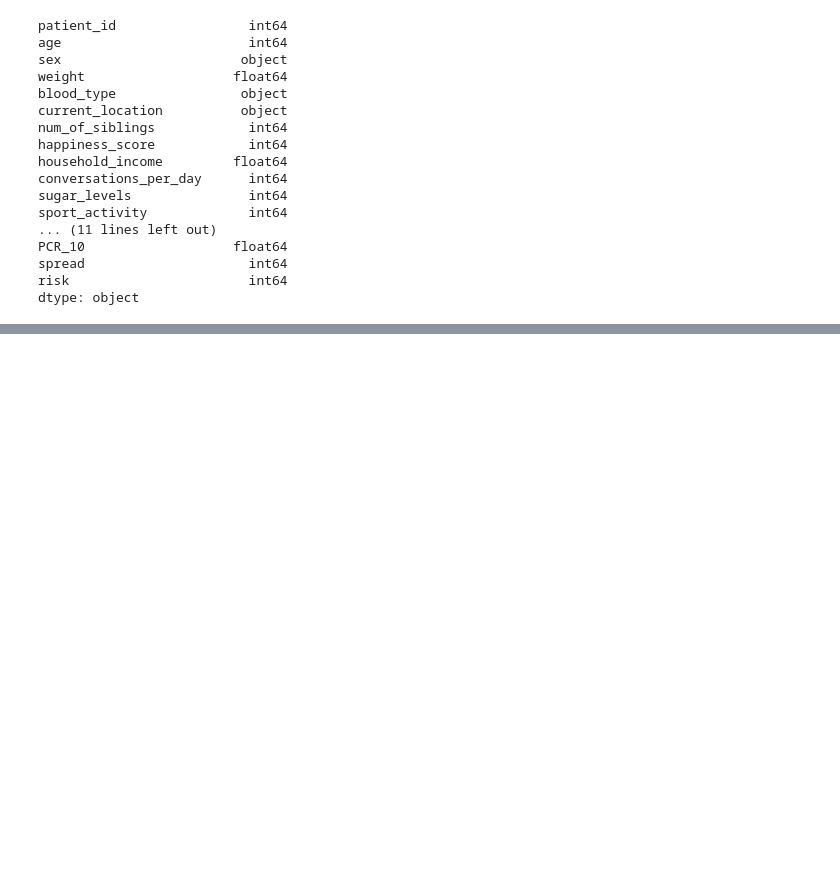
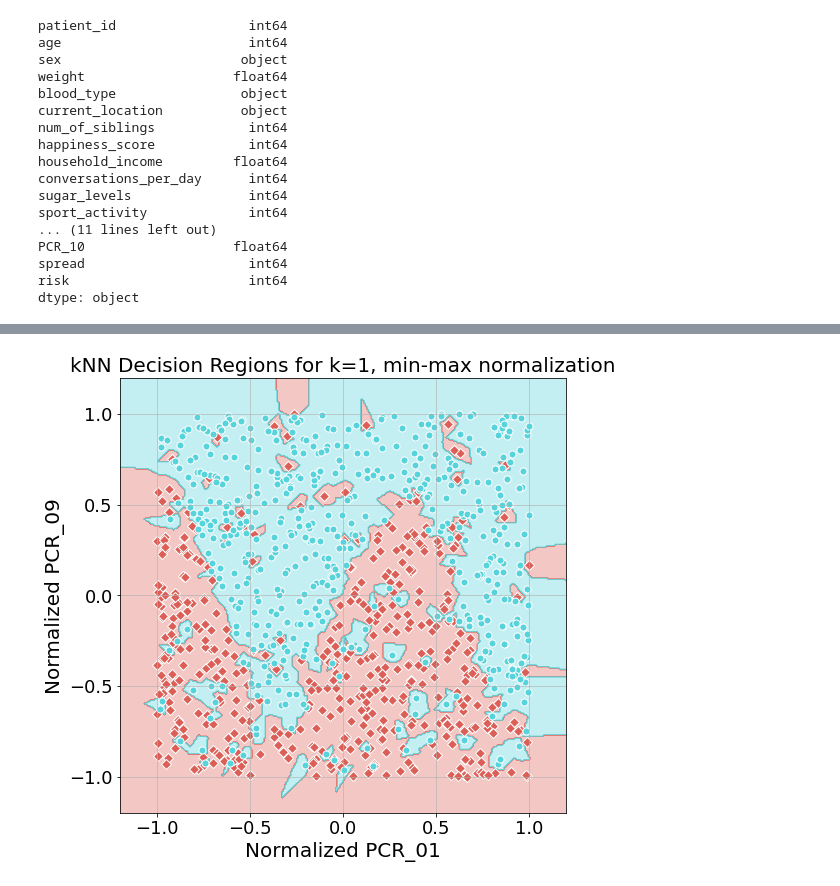
Before and after one commit to FlipperCoin/intro-to-ml, a Jupyter notebook: major_hw1/major_hw1.ipynb, the cells around one changed output, grey strips where cells are left out. Drawn from its saved outputs; the diff is of its cells as text; code cells hidden in the pictures; blank space fills up the shorter version.

```diff
--- a/major_hw1/major_hw1.ipynb
+++ b/major_hw1/major_hw1.ipynb
@@ -118,0 +214,23 @@ g.fig.set_size_inches(12,8)
+# %%
+# Q9
+
+from sklearn.preprocessing import MinMaxScaler
+scaler = MinMaxScaler((-1,1))
+
+Xtrain = train[features]
+Ytrain = train[label]
+Xtest = test[features]
+Ytest = test[label]
+
+Xtrain = scaler.fit_transform(Xtrain)
+Xtest = scaler.transform(Xtest)
+# %%
+model = kNN(1)
+h = model.fit(Xtrain, Ytrain)
+
+train_score = h.score(Xtrain, Ytrain)
+test_score = h.score(Xtest, Ytest)
+
+visualize_clf(h, Xtrain, Ytrain, 'kNN Decision Regions for k=1, min-max normalization', 'Normalized PCR_01', 'Normalized PCR_09')
+# %% [output]
+[figure, added]
```
Also changed, not shown: parts of 9 cells of this notebook, 4 other files.
